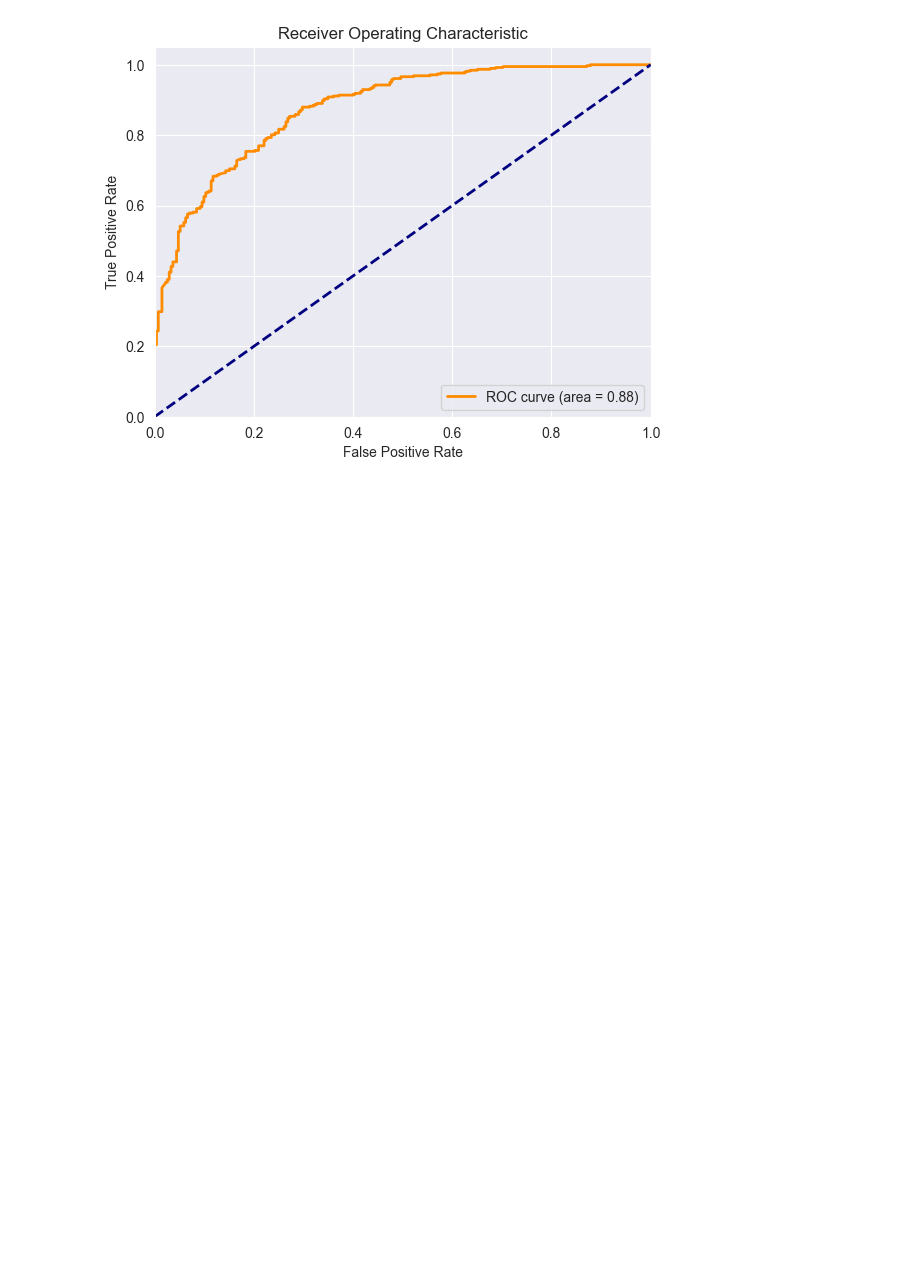
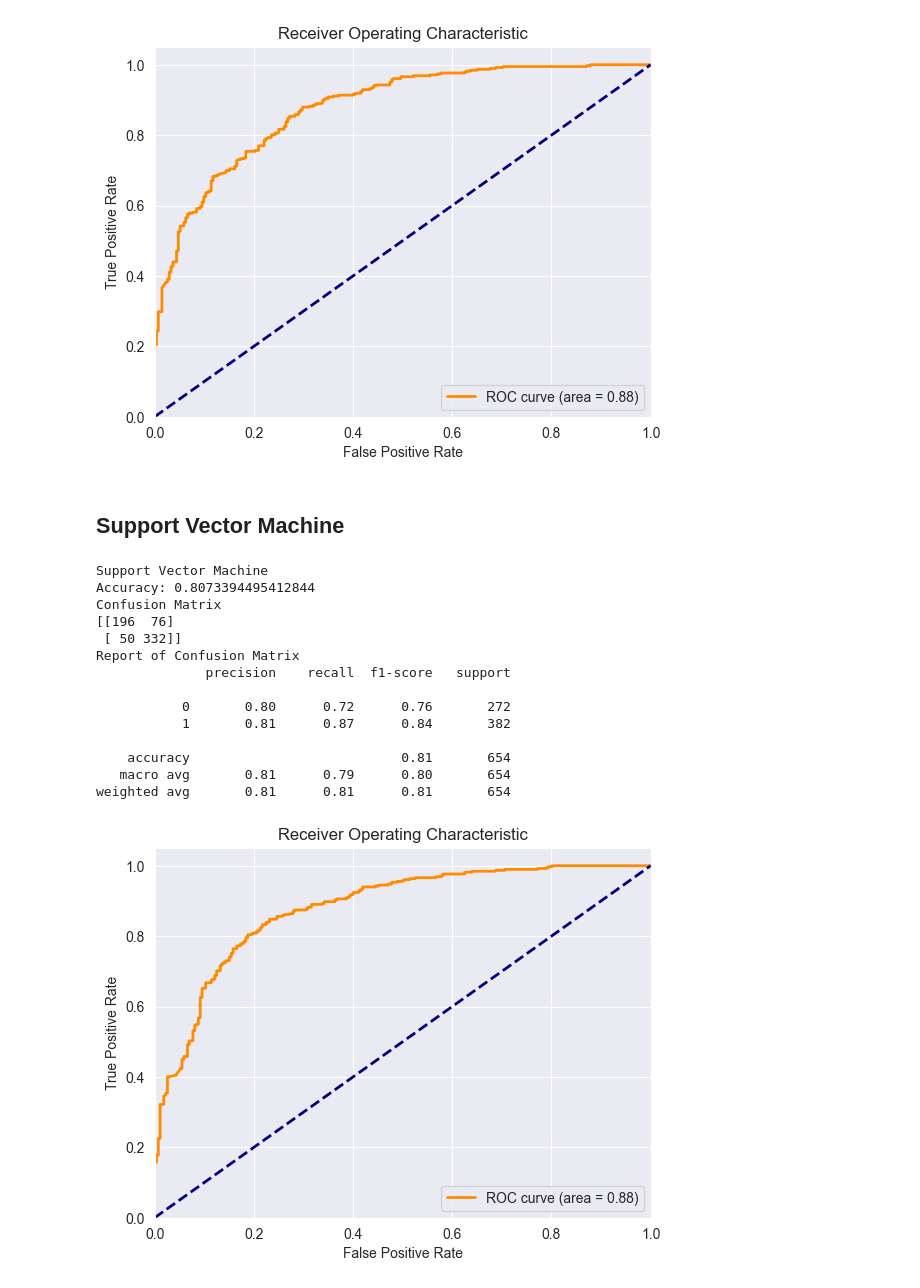
Before and after one commit to abuhmhai/Machine-Learning-X, a Jupyter notebook: NN Fake News Detection.ipynb, the cells around one changed output. Saved outputs shown, nothing was run; the diff lists cells and outputs as text; code cells hidden in the pictures; blank space fills up the shorter version.

Commit message:
SVM Model

```diff
--- a/NN Fake News Detection.ipynb
+++ b/NN Fake News Detection.ipynb
@@ -170,0 +169,22 @@ weighted avg       0.80      0.80      0.80       654
+# %% [markdown]
+## Support Vector Machine
+# %%
+print("Support Vector Machine")
+svc=SVC(probability=True)
+evaluate_model(svc,X_train_tfidf,y_train,X_test_tfidf,y_test)
+# %% [output]
+Support Vector Machine
+Accuracy: 0.8073394495412844
+Confusion Matrix
+[[196  76]
+ [ 50 332]]
+Report of Confusion Matrix
+              precision    recall  f1-score   support
+
+           0       0.80      0.72      0.76       272
+           1       0.81      0.87      0.84       382
+
+    accuracy                           0.81       654
+   macro avg       0.81      0.79      0.80       654
+weighted avg       0.81      0.81      0.81       654
+[figure, added]
```
Also changed, not shown: parts of 1 cell of this notebook.
